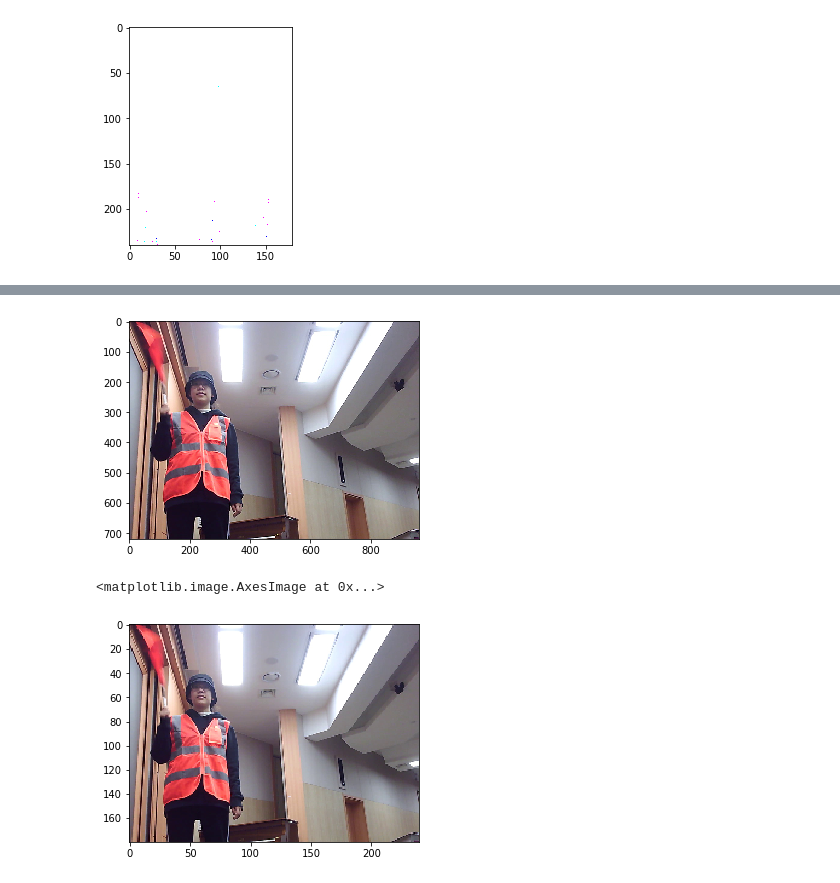
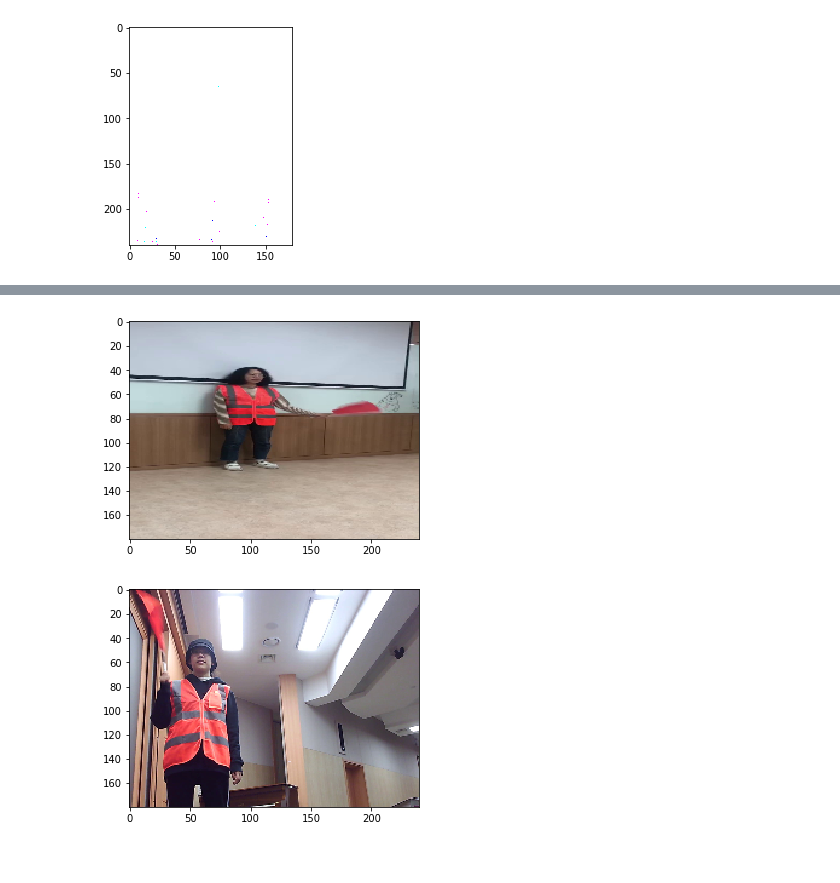
Before and after one commit to A1-PONATA/Hayoung, a Jupyter notebook: imgPreprocessing/npz2jpg.ipynb, the cells around one changed output, grey strips where cells are left out. Cells and saved outputs as stored; diff of their text form; code cells hidden in the pictures.

```diff
--- a/imgPreprocessing/npz2jpg.ipynb
+++ b/imgPreprocessing/npz2jpg.ipynb
@@ -131,22 +135,18 @@ plt.show()
+# %%
+img = cv2.imread('/home/pirl/Desktop/10005.jpg',cv2.IMREAD_COLOR)
+img = cv2.cvtColor(img, cv2.COLOR_BGR2RGB)
+shrink = cv2.resize(img,(240,180))
+plt.imshow(shrink)
+encoding= np.eye(3)[1]
+#np.savez('temp_img.npz', train=shrink, trining_label=encoding)
+# %% [output]
+[figure, added]
 # %%
 img = cv2.imread('/home/pirl/Desktop/11072660637574.jpg',cv2.IMREAD_COLOR)
 img = cv2.cvtColor(img, cv2.COLOR_BGR2RGB)
-plt.imshow(img)
 shrink = cv2.resize(img,(240,180))
+plt.imshow(shrink)
 encoding= np.eye(3)[1]
-np.savez('temp_img.npz', train=shrink, trining_label=encoding)
+#np.savez('temp_img.npz', train=shrink, trining_label=encoding)
 # %% [output]
-[figure, old version]
+[figure, new version]
-# %%
-
-import matplotlib.pyplot as plt
-import numpy as np
-dfile = "temp_img.npz"
-images = np.load(dfile)["train"]
-images.shape
-plt.ion()
-plt.figure()
-plt.imshow(images.transpose((0,1,2)))
-# %% [output]
-<matplotlib.image.AxesImage at 0x...>
-[figure, removed]
```
Also changed, not shown: parts of 4 cells of this notebook, 9 other files.
